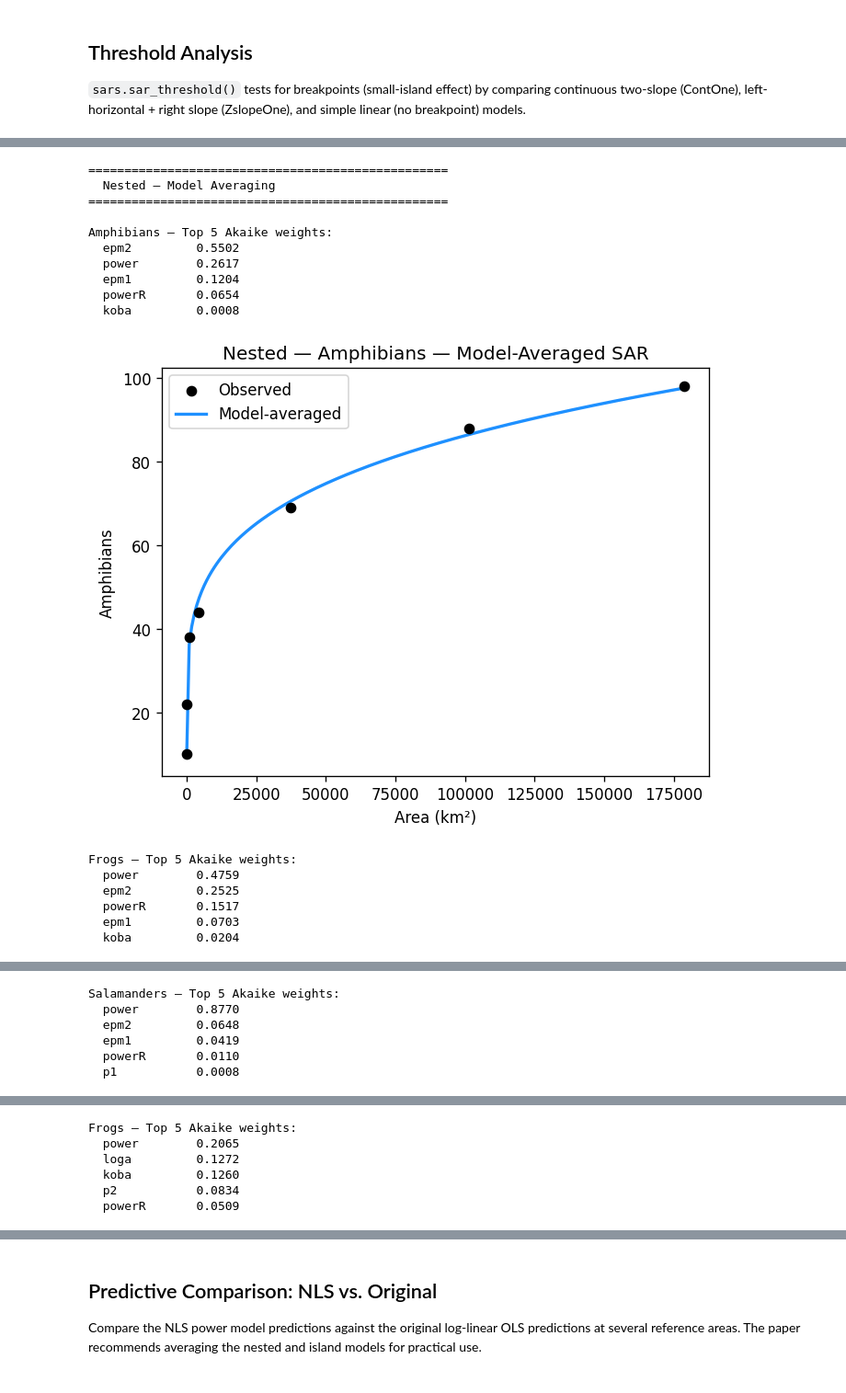
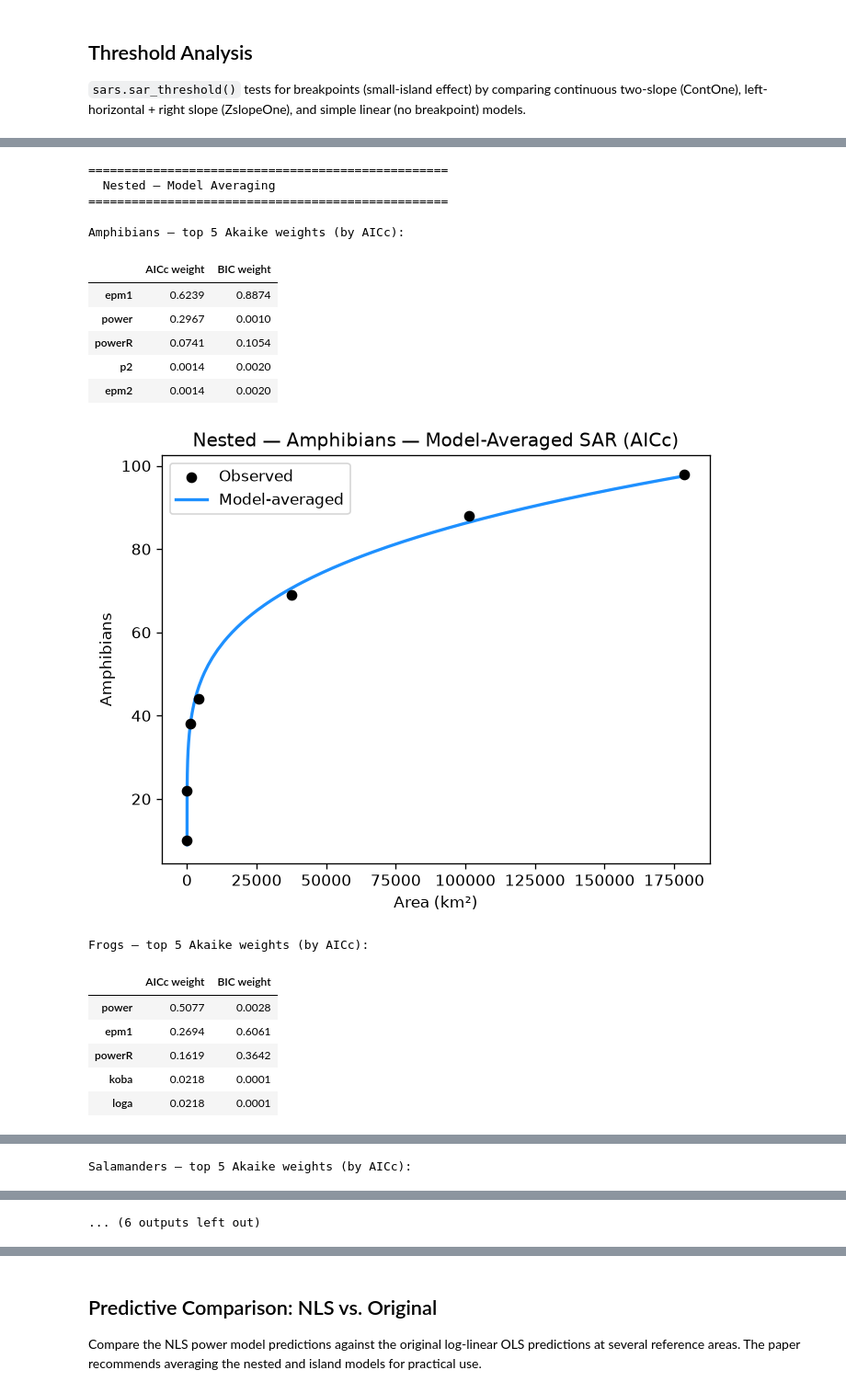
Before and after one commit to jmcmeen/appalachian-sar, a Jupyter notebook: analysis_updates.ipynb, the cells around one changed output, grey strips where cells are left out. Shown at 92% size. Saved outputs shown, nothing was run; the diff lists cells and outputs as text; code cells hidden in the pictures.

```diff
--- a/analysis_updates.ipynb
+++ b/analysis_updates.ipynb
@@ -452,46 +450,38 @@ We attempt model averaging for each dataset and group, skipping if AICc-based we
 # %%
-import math
-
 for dataset_name, df in [("Nested", nested_df), ("Island", island_df)]:
     print(f"\n{'=' * 50}")
     print(f"  {dataset_name} — Model Averaging")
     print(f"{'=' * 50}")
     for label, col in zip(labels, groups):
         data = load_sars(df, col)
-        try:
-            avg = sars.sar_average(data)
-            # Check if weights are meaningful
-            top_weights = sorted(avg.weights.items(), key=lambda x: -x[1])[:5]
-            total_w = sum(w for _, w in top_weights)
-            if total_w < 0.01:
-                print(f"\n{label}: Akaike weights ≈ 0 (AICc limitation). Skipping.")
-                continue
-            print(f"\n{label} — Top 5 Akaike weights:")
-            for model, w in top_weights:
-                print(f"  {model:<12} {w:.4f}")
+        avg = sars.sar_average(data)
+        avg_bic = sars.sar_average(data, ic="BIC")
+        weights = pd.DataFrame({"AICc weight": avg.weights, "BIC weight": avg_bic.weights})
+        print(f"\n{label} — top 5 Akaike weights (by AICc):")
+        display(weights.sort_values("AICc weight", ascending=False).head(5).round(4))
 
-            sars.plot_average(avg)
-            plt.title(f"{dataset_name} — {label} — Model-Averaged SAR")
-            plt.xlabel("Area (km²)")
-            plt.ylabel(f"{label}")
-            plt.show()
-        except Exception as e:
-            print(f"\n{label}: Model averaging failed — {e}")
+        sars.plot_average(avg)
+        plt.title(f"{dataset_name} — {label} — Model-Averaged SAR (AICc)")
+        plt.xlabel("Area (km²)")
+        plt.ylabel(f"{label}")
+        plt.show()
 # %% [output]
 ==================================================
   Nested — Model Averaging
 ==================================================
 
-Amphibians — Top 5 Akaike weights:
-  epm2         0.5502
-  power        0.2617
-  epm1         0.1204
-  powerR       0.0654
-  koba         0.0008
+Amphibians — top 5 Akaike weights (by AICc):
+|  | AICc weight | BIC weight |
+| epm1 | 0.6239 | 0.8874 |
+| power | 0.2967 | 0.0010 |
+| powerR | 0.0741 | 0.1054 |
+| p2 | 0.0014 | 0.0020 |
+| epm2 | 0.0014 | 0.0020 |
-[figure, old version]
+[figure, new version]
-Frogs — Top 5 Akaike weights:
-  power        0.4759
-  epm2         0.2525
-  powerR       0.1517
-  epm1         0.0703
-  koba         0.0204
+Frogs — top 5 Akaike weights (by AICc):
+|  | AICc weight | BIC weight |
+| power | 0.5077 | 0.0028 |
+| epm1 | 0.2694 | 0.6061 |
+| powerR | 0.1619 | 0.3642 |
+| koba | 0.0218 | 0.0001 |
+| loga | 0.0218 | 0.0001 |
@@ -499,6 +489 @@ Frogs — Top 5 Akaike weights:
-Salamanders — Top 5 Akaike weights:
-  power        0.8770
-  epm2         0.0648
-  epm1         0.0419
-  powerR       0.0110
-  p1           0.0008
+Salamanders — top 5 Akaike weights (by AICc):
@@ -517,6 +509 @@ Amphibians — Top 5 Akaike weights:
-Frogs — Top 5 Akaike weights:
-  power        0.2065
-  loga         0.1272
-  koba         0.1260
-  p2           0.0834
-  powerR       0.0509
+... (6 outputs left out)
```
Also changed, not shown: parts of 13 cells of this notebook, 3 other files.
